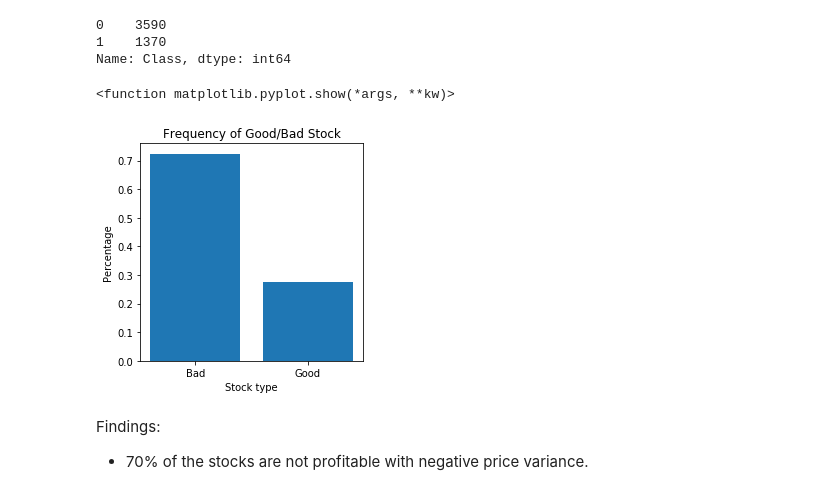
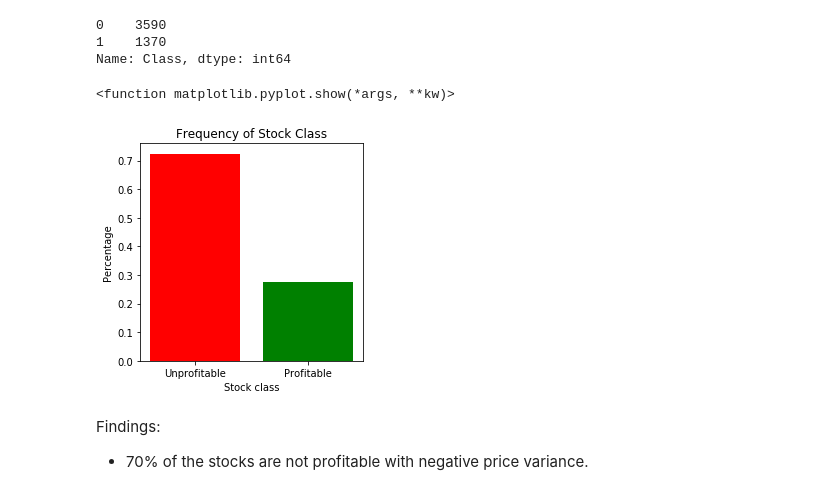
Before and after one commit to ahuang95/Stock-Profitability-Prediction, a Jupyter notebook: final_code.ipynb, the cells around one changed output. Drawn from its saved outputs; the diff is of its cells as text; code cells hidden in the pictures.

```diff
--- a/final_code.ipynb
+++ b/final_code.ipynb
@@ -71,19 +89,19 @@ Name: Class, dtype: int64
 # %%
 plt.figure(figsize=(4,4))
 class_perc = df_2017['Class'].value_counts().sort_index()/len(df_2017)
 # Notes 70% of the stocks are bad stocks
 
-plt.bar(range(2), class_perc.values)
-plt.title("Frequency of Good/Bad Stock")
-plt.xticks(range(2),("Bad","Good"))
-plt.xlabel("Stock type")
+plt.bar(range(2), class_perc.values, color=("Red","Green"))
+plt.title("Frequency of Stock Class")
+plt.xticks(range(2),("Unprofitable","Profitable"))
+plt.xlabel("Stock class")
 plt.ylabel("Percentage")
 
 #plt.savefig('/Graph/stock_class_2017.png', dpi=100)
 plt.show
 # %% [output]
 <function matplotlib.pyplot.show(*args, **kw)>
-[figure, old version]
+[figure, new version]
 # %% [markdown]
 Findings:
 * 70% of the stocks are not profitable with negative price variance.
```
Also changed, not shown: parts of 25 cells of this notebook.
